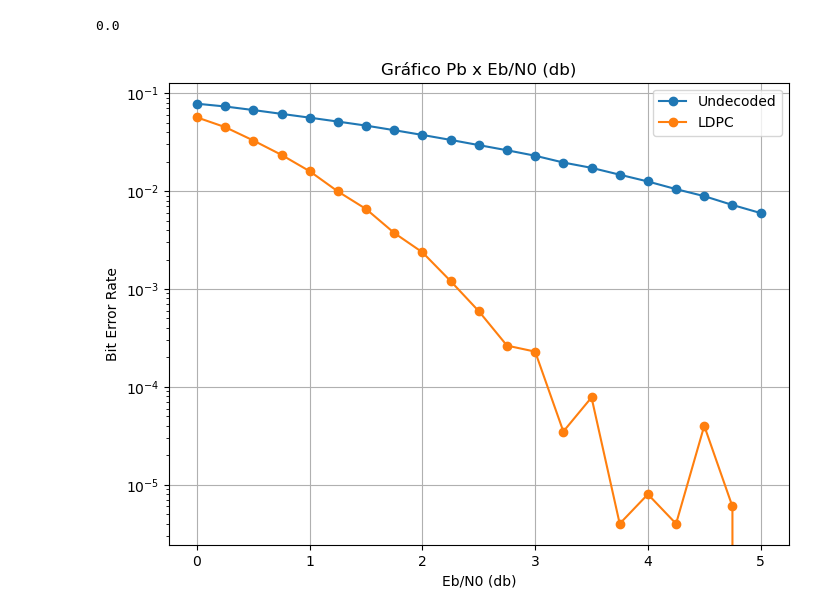
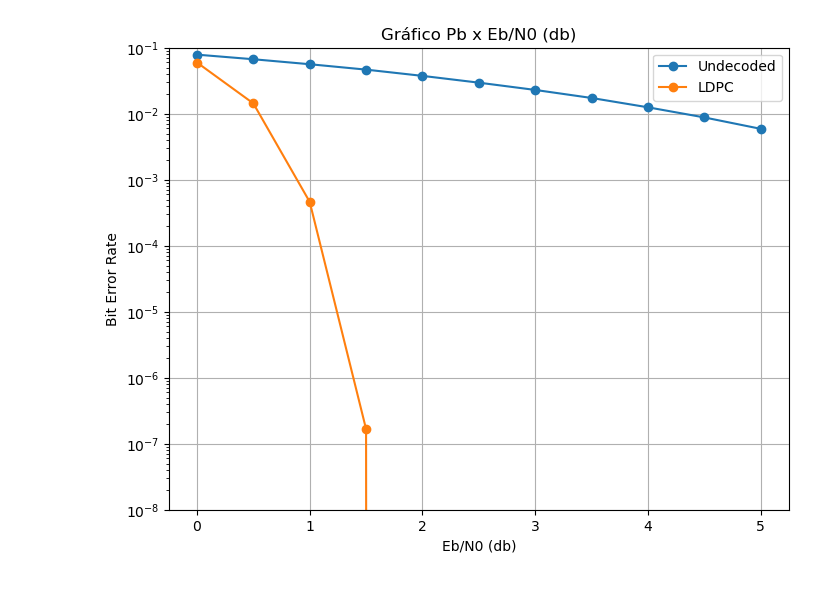
Before and after one commit to alex81632/Lab03-ELE-32, a Jupyter notebook: main.ipynb, the cells around one changed output. Saved outputs shown, nothing was run; the diff lists cells and outputs as text; code cells hidden in the pictures.

```diff
--- a/main.ipynb
+++ b/main.ipynb
@@ -7,0 +13,17 @@ importlib.reload(LDPC_Gauss)
+# %%
+class VNode:
+    def __init__(self, index):
+        self.index = index
+        self.edges = []
+        self.value = 0
+
+class CNode:
+    def __init__(self, index):
+        self.index = index
+        self.edges = []
+
+class Edge:
+    def __init__(self, cnode, vnode):
+        self.cnode = cnode
+        self.vnode = vnode
+        self.val = 0
@@ -8,54 +200,40 @@ importlib.reload(LDPC_Gauss)
 # %%
-# dbs = [0.05*i for i in range(101)]
-dbs = [0.25*i for i in range(21)]
+dbs = [0.5*i for i in range(11)]
 n = 1000
 s = 1000
 undecodedErros = []
-codedErros = []
-ldpc = LDPC_Gauss.LDPC(n, 5, 10)
+ldpc = LDPC(n, 5, 10)
 for db in dbs:
-    print(db)
     undErr = 0
-    decErr = 0
     for k in range(s):
-        canalGauss = LDPC_Gauss.CanalGauss(10**(db/10))
+        canalGauss = CanalGauss(10**(db/10))
         v = [0]*n
         r = canalGauss.canal(v)
         c = [0 if r[i] >= 0 else 1 for i in range(len(r))]
-        for i in range(len(c)):
-            if c[i] == 1:
-                undErr += 1
-        L = canalGauss.LLR(r)
-        o = canalGauss.beliefPropagation(L, ldpc.VNodes, ldpc.CNodes)
-        for i in range(len(o)):
-            if o[i] == 1:
-                decErr += 1
+        undErr += sum(c)
 
     undecodedErros.append(undErr/(n*s))
-    codedErros.append(decErr/(n*s))
-# %% [output]
-0.0
 # %%
 # Configurando o tamanho do gráfico
 plt.figure(figsize=(8, 6))
 
 # Plotando os dados
 plt.plot(dbs, undecodedErros, marker='o', label='Undecoded')
 plt.plot(dbs, codedErros, marker='o', label='LDPC')
 plt.yscale("log")
 
 # Configurando o título e os rótulos dos eixos
 plt.title('Gráfico Pb x Eb/N0 (db)')
 plt.xlabel('Eb/N0 (db)')
 plt.ylabel('Bit Error Rate')
 
 # Adicionando a legenda
 plt.legend()
 
-# plt.ylim([0.005, 0.1])
+plt.ylim([0.00000001, 0.1])
 
 # Exibindo o gráfico
 plt.grid(True)
 plt.show()
 # %% [output]
-[figure, old version]
+[figure, new version]
```
Also changed, not shown: parts of 9 cells of this notebook, 3 other files.
